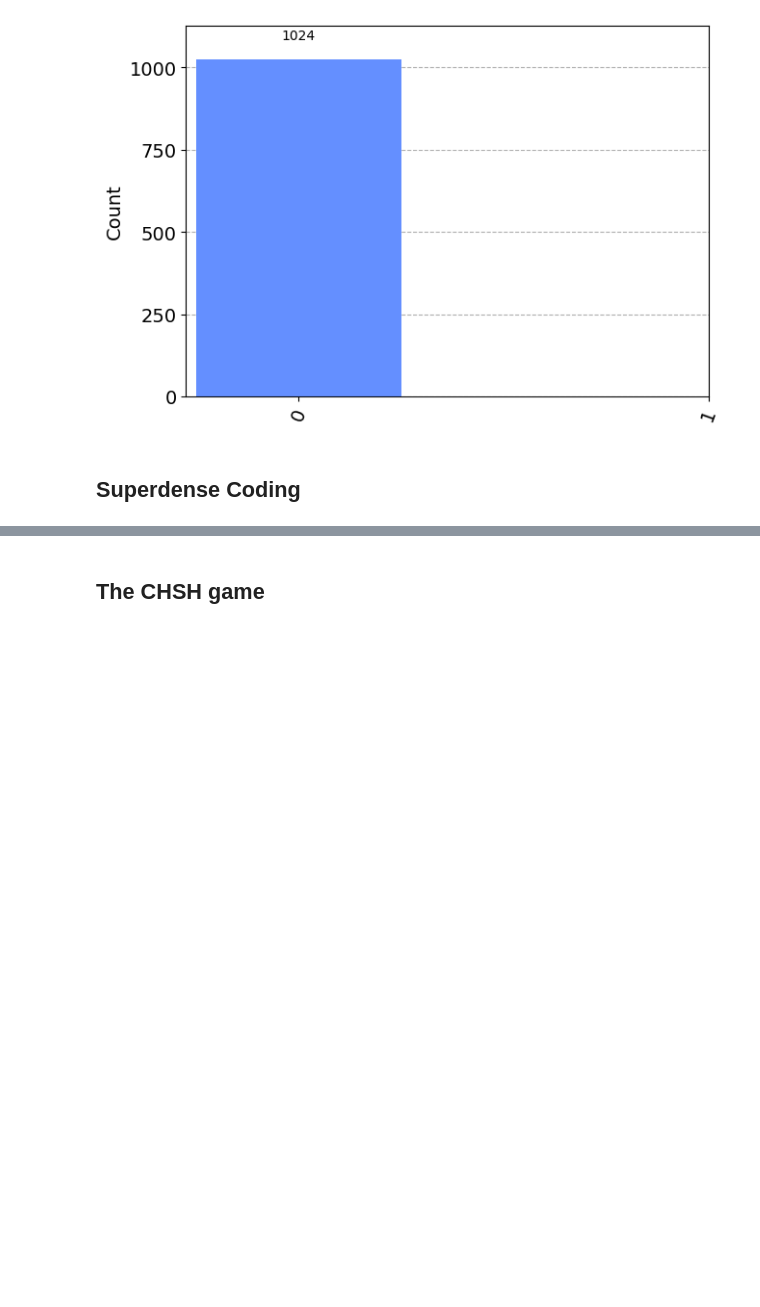
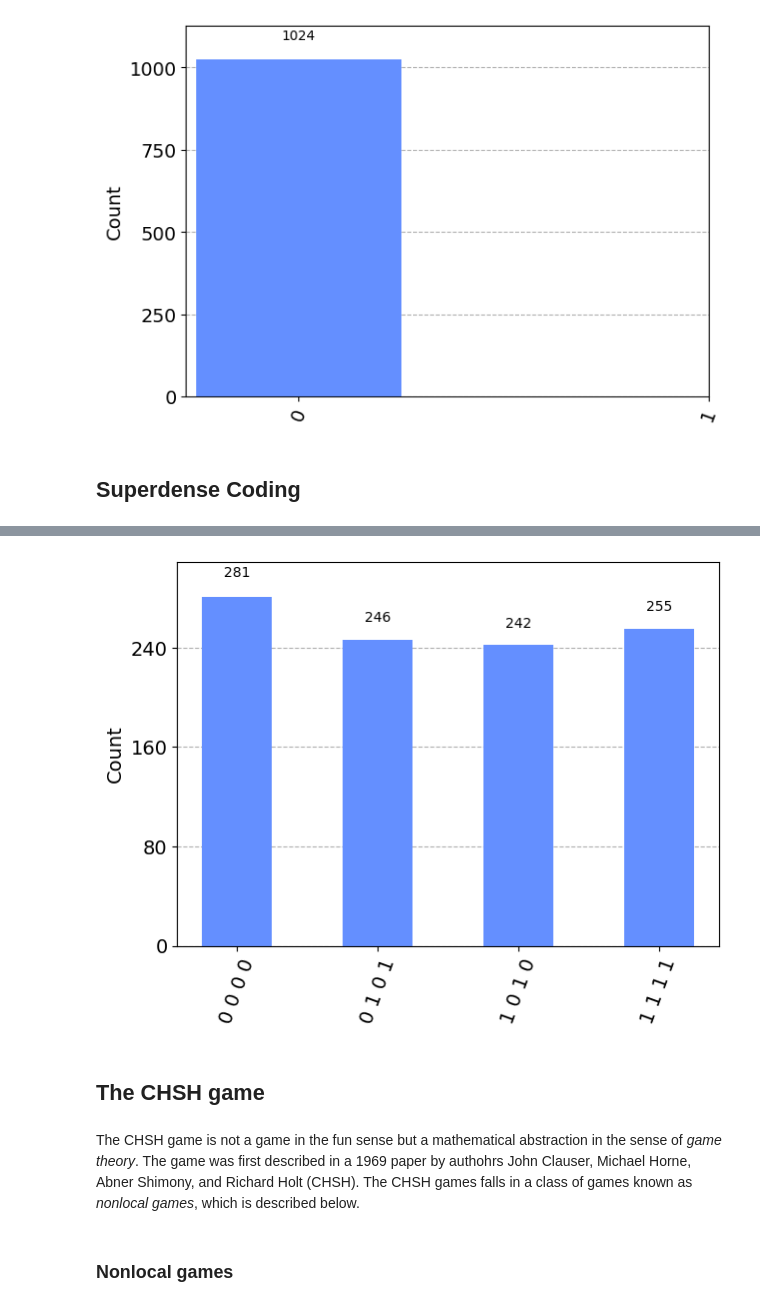
Before and after one commit to amandaturney/qml, a Jupyter notebook: qiskit/basics_of_quantum_information/4_entanglement_in_action.ipynb, the cells around one changed output, grey strips where cells are left out. Drawn from its saved outputs; the diff is of its cells as text; code cells hidden in the pictures; blank space fills up the shorter version.

```diff
--- a/qiskit/basics_of_quantum_information/4_entanglement_in_action.ipynb
+++ b/qiskit/basics_of_quantum_information/4_entanglement_in_action.ipynb
@@ -143,2 +253,14 @@ plot_histogram(filtered_counts)
+# %%
+from qiskit_aer import AerSimulator
+from qiskit.visualization import plot_histogram
+
+counts = AerSimulator().run(test).result().get_counts()
+plot_histogram(counts)
+# %% [output]
+[figure, added]
 # %% [markdown]
 ## The CHSH game
+# %% [markdown]
+The CHSH game is not a game in the fun sense but a mathematical abstraction in the sense of _game theory_. The game was first described in a 1969 paper by authohrs John Clauser, Michael Horne, Abner Shimony, and Richard Holt (CHSH). The CHSH games falls in a class of games known as _nonlocal games_, which is described below.
+# %% [markdown]
+### Nonlocal games
```
Also changed, not shown: parts of 29 cells of this notebook, 3 other files.
